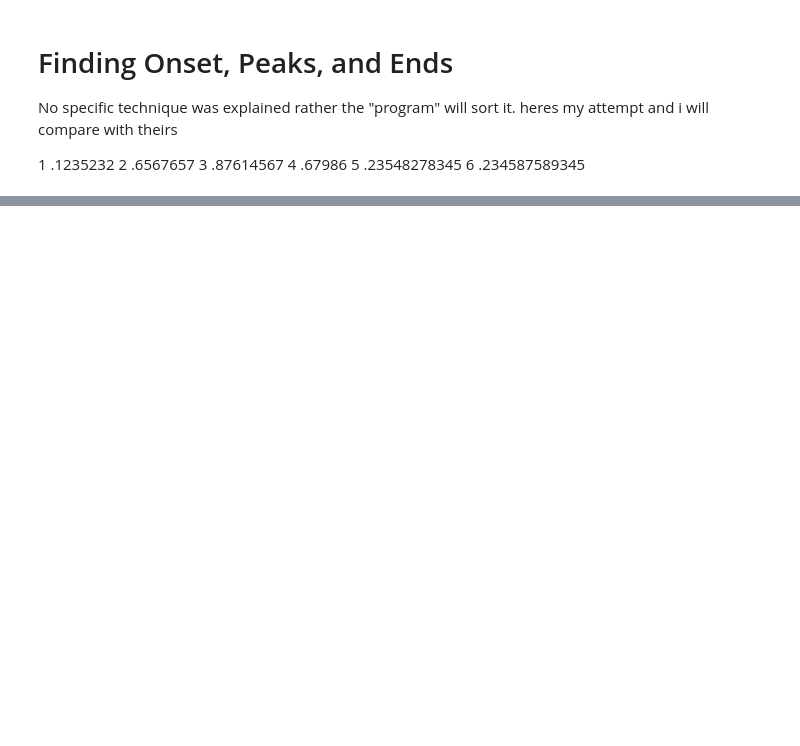
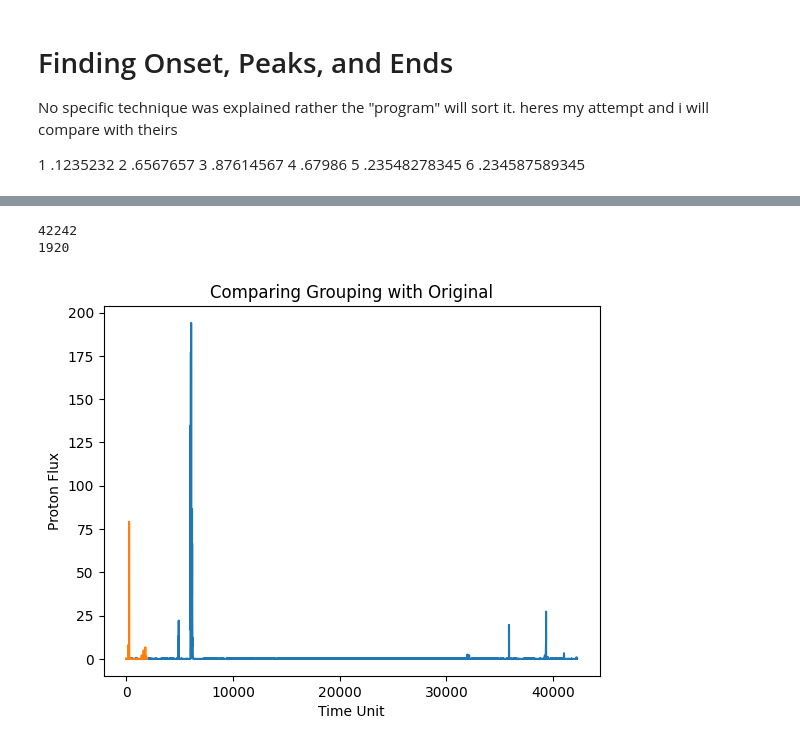
Before and after one commit to Lewis-Adkins/SEU_Data_Summary, a Jupyter notebook: SWLG_Code/code/seu_predict_ml.ipynb, the cells around one changed output, grey strips where cells are left out. Drawn from its saved outputs; the diff is of its cells as text; code cells hidden in the pictures; blank space fills up the shorter version.

```diff
--- a/SWLG_Code/code/seu_predict_ml.ipynb
+++ b/SWLG_Code/code/seu_predict_ml.ipynb
@@ -93,3 +52,26 @@ print(proton_flux_df)
+# %%
+def Integrating_Flux(a_df):
+    new_channel_lower_bound = 7.8
+    new_channel_upper_bound = 10
+    p4_avg_energy = (4.3+7.8)/2 # MeV
+    p8_avg_energy = (25+7.8) / 2 # MeV
+
+    a_df["Px"] = a_df.apply(
+        lambda row: Power_Law_Spectrum_Flux(
+            new_channel_lower_bound,
+            new_channel_upper_bound,
+            row["P4"],
+            p4_avg_energy,
+            row["P8"],
+            p8_avg_energy
+        ),
+        axis=1
+    )
+    a_df["P_tot"] = a_df["P4"] + a_df["P25"] + a_df["P41"] - a_df["Px"]
+    a_df["Timestamp"] = pd.to_datetime(a_df["Year"], format="%Y") + pd.to_timedelta(a_df["DOY"] - 1, unit = "D") + pd.to_timedelta(a_df["Hour"], unit = "h")
+    a_df = a_df[a_df["P_tot"] != 1.999980e+06] # Cleaned from error numbers?
+    return a_df
+proton_flux_df = Integrating_Flux(proton_flux_df)
 # %% [markdown]
 # Finding Onset, Peaks, and Ends
 No specific technique was explained rather the "program" will sort it. heres my attempt and i will compare with theirs
@@ -238,0 +228,26 @@ TypeError: Find_Peak_Range_Indexes() missing 1 required positional argument: 'a_
+# %%
+goes_16_seu_df = pd.read_excel("data/seu_timestamp/g16_g17_exs_spw.xlsx", sheet_name= "g16_exs_spw" )
+
+goes_16_proton_flux = pd.read_csv("data/enviromental/proton_flux_2016Dec-2022Mar_EPHINSOHO.lst", header = None, names = ['Year', 'DOY', 'Hour', 'P4', 'P8', 'P25', 'P41'], sep = "\s+")
+goes_16_proton_flux = Integrating_Flux(goes_16_proton_flux)
+
+goes_16_proton_flux_phases = Find_Proton_Flux_Phases(goes_16_proton_flux, 200, "goes16_proton_flux_phases")
+# %%
+
+goes_16_seu_df["Count"] = np.ones(goes_16_seu_df.shape[0])
+
+
+goes_16_seu_rate_df = goes_16_seu_df.groupby(pd.Grouper(key= "Datetime", freq = "D")).sum()
+goes_16_proton_flux_mean = goes_16_proton_flux.groupby(pd.Grouper(key = "Timestamp", freq = "D")).mean()
+print(goes_16_proton_flux.shape[0])
+print(goes_16_proton_flux_mean.shape[0])
+plt.title("Comparing Grouping with Original")
+plt.xlabel("Time Unit")
+plt.ylabel("Proton Flux")
+plt.plot(np.arange(0, len(goes_16_proton_flux["P_tot"].to_numpy()),1),goes_16_proton_flux["P_tot"].to_numpy())
+plt.plot(np.arange(0, len(goes_16_proton_flux_mean["P_tot"].to_numpy()),1),goes_16_proton_flux_mean["P_tot"].to_numpy())
+plt.show()
+# %% [output]
+42242
+1920
+[figure, added]
```
Also changed, not shown: parts of 13 cells of this notebook, 3 other files.
